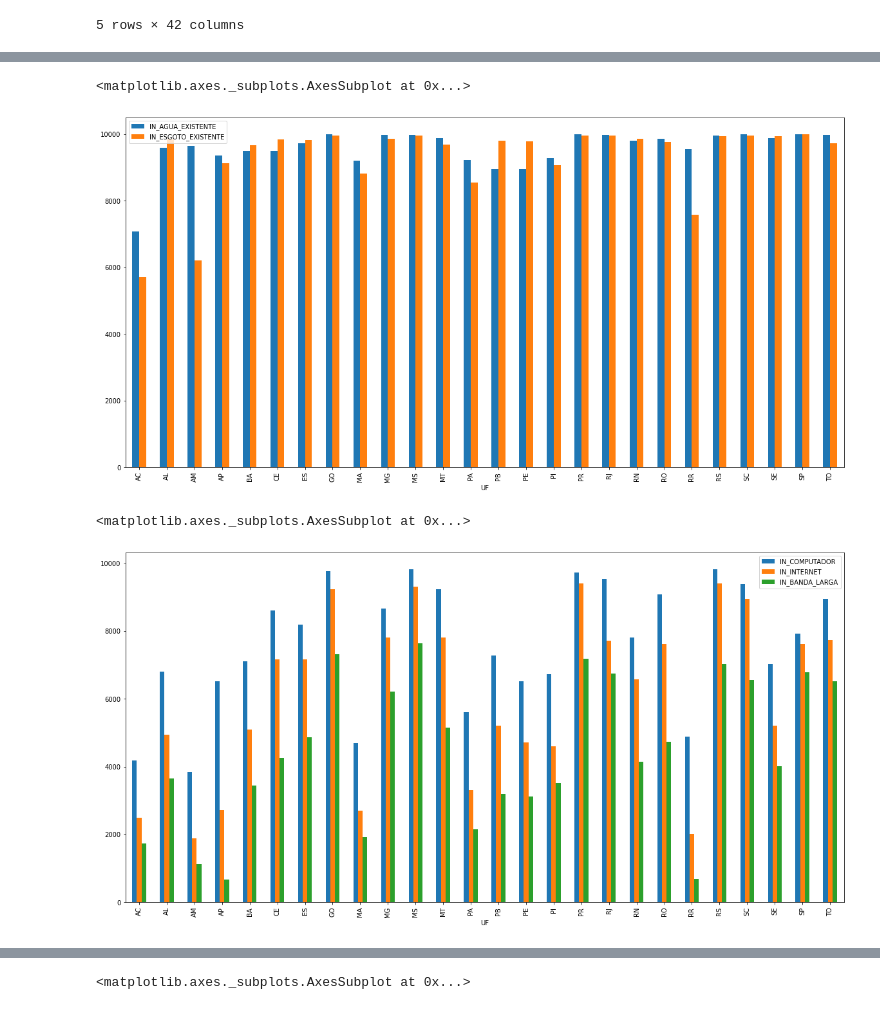
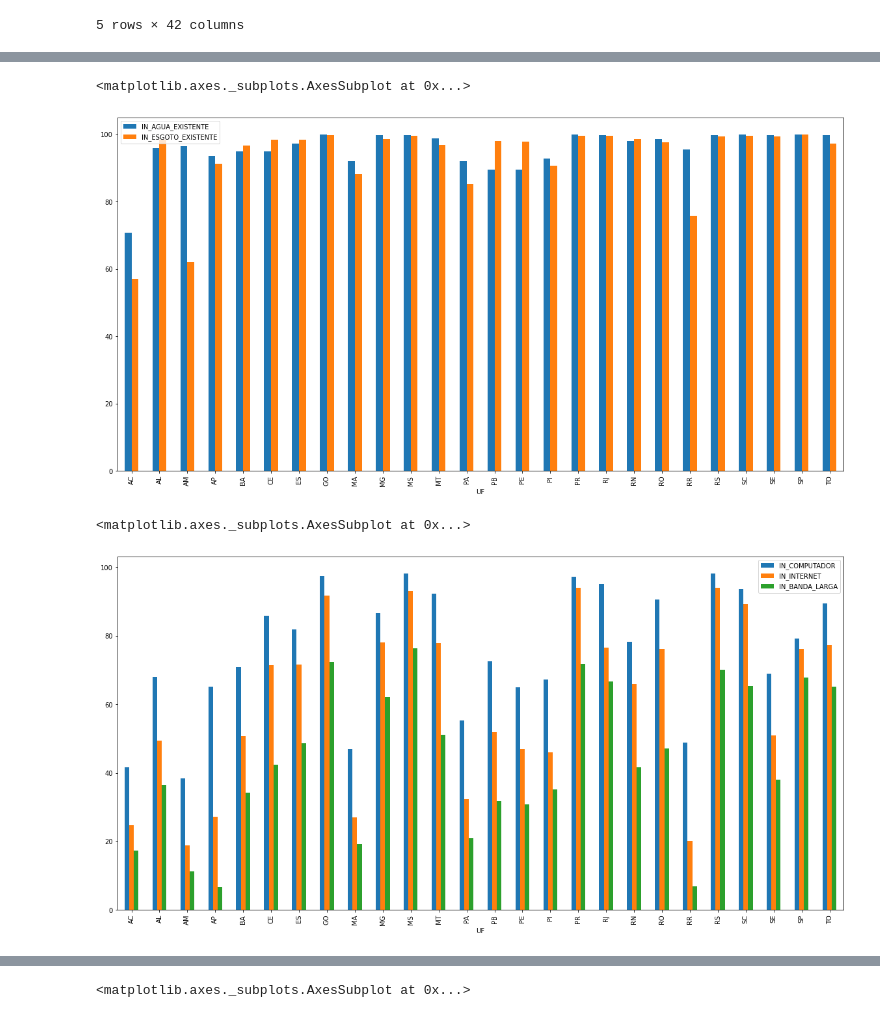
Before and after one commit to matteushc/tcc, a Jupyter notebook: 07-juncao_dados.ipynb, the cells around one changed output, grey strips where cells are left out. Drawn from its saved outputs; the diff is of its cells as text; code cells hidden in the pictures.

```diff
--- a/07-juncao_dados.ipynb
+++ b/07-juncao_dados.ipynb
@@ -120,16 +120,16 @@ memory usage: 1.9+ MB
 # %%
 df_p_1 = final[['UF', 'IN_AGUA_EXISTENTE', 'IN_ESGOTO_EXISTENTE']].groupby('UF') \
-            .agg(lambda x: round((x.sum() * 100) / x.count(), 2))
+            .agg(lambda x: x.mean())
 df_p_1.plot(kind='bar', figsize=(20,10))
 # %% [output]
 <matplotlib.axes._subplots.AxesSubplot at 0x...>
-[figure, old version]
+[figure, new version]
 # %%
 df_p_2 = final[['UF', 'IN_COMPUTADOR', 'IN_INTERNET', 'IN_BANDA_LARGA']].groupby('UF') \
-            .agg(lambda x: round((x.sum() * 100) / x.count(), 2))
+            .agg(lambda x: x.mean())
 df_p_2.plot(kind='bar', figsize=(20,10))
 # %% [output]
 <matplotlib.axes._subplots.AxesSubplot at 0x...>
-[figure, old version]
+[figure, new version]
 # %%
 df_p_3 = final[['UF', 'IN_LABORATORIO_CIENCIAS', 'IN_LABORATORIO_INFORMATICA']].groupby('UF') \
```
Also changed, not shown: parts of 18 cells of this notebook, 1 other file.
